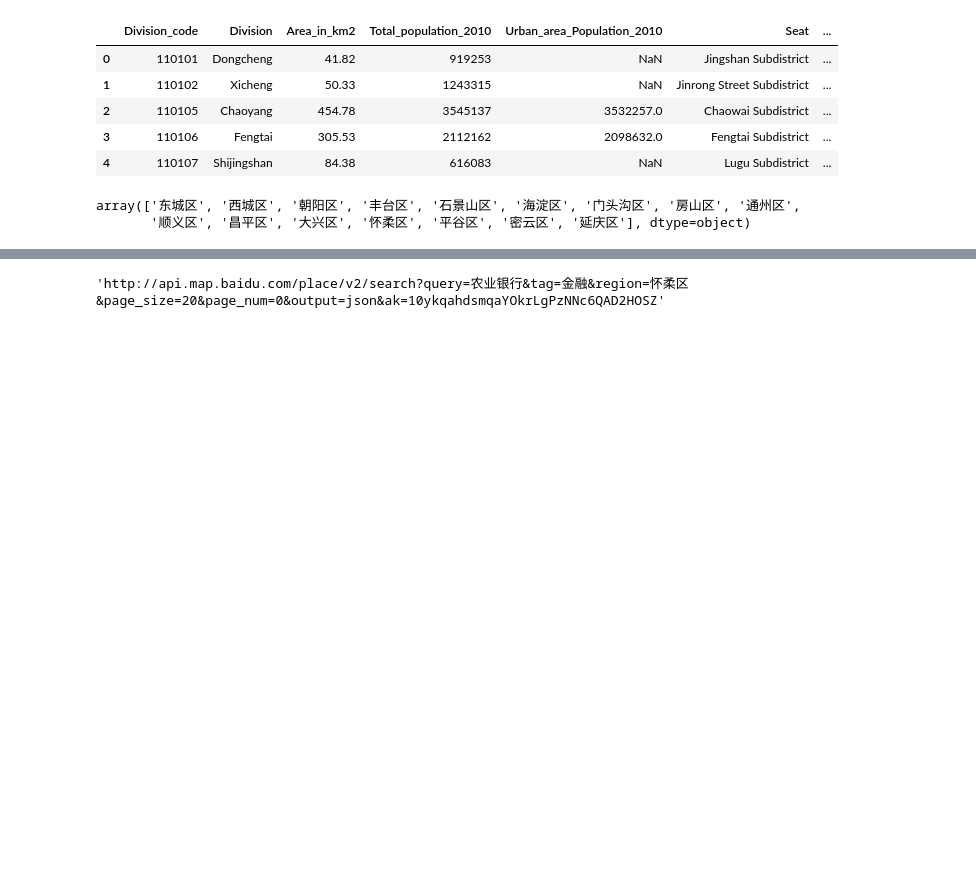
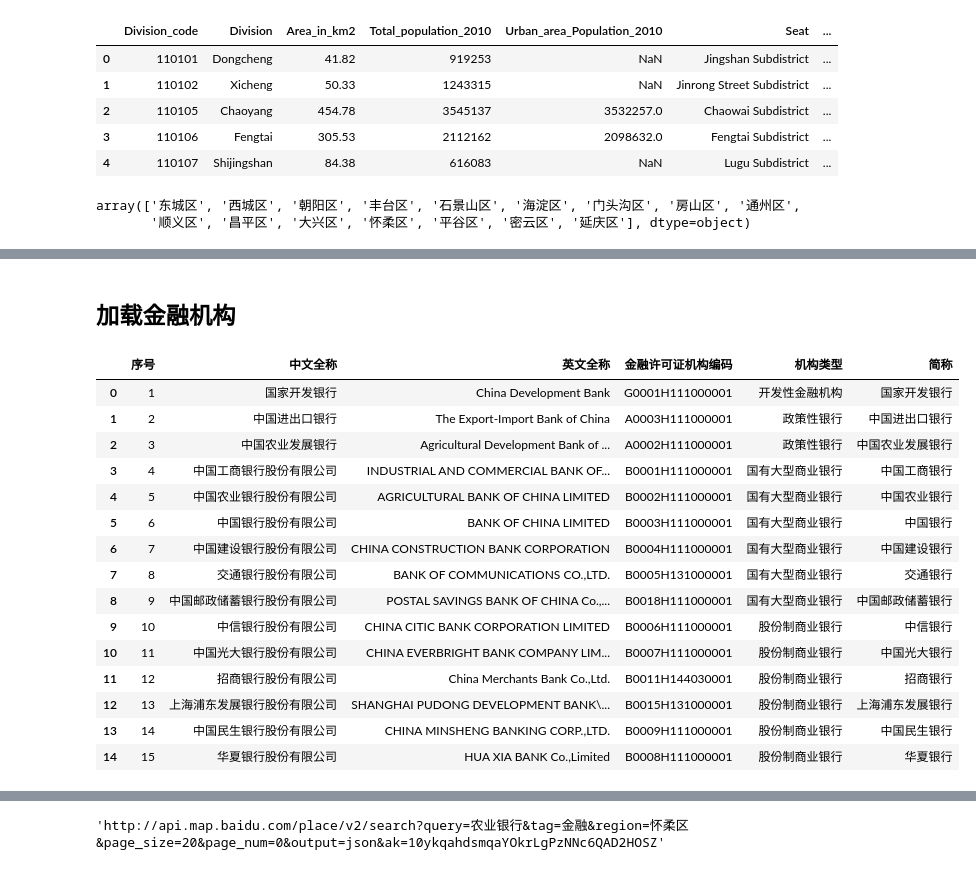
Before and after one commit to KingLu/Coursera_Capstone, a Jupyter notebook: Where_to_install_A_ATM.ipynb, the cells around one changed output, grey strips where cells are left out. Saved outputs shown, nothing was run; the diff lists cells and outputs as text; code cells hidden in the pictures; blank space fills up the shorter version.

```diff
--- a/Where_to_install_A_ATM.ipynb
+++ b/Where_to_install_A_ATM.ipynb
@@ -38,5 +93,6 @@ array(['东城区', '西城区', '朝阳区', '丰台区', '石景山区', '海
 # %%
-keyword="工商银行"
+keyword="农业银行"
+bank_names_1=['工商银行','农业银行','中国银行','建设银行','交通银行','邮政储蓄银行']
 tag="金融"
 #region="海淀区"
 ak="10ykqahdsmqaYOkrLgPzNNc6QAD2HOSZ"
@@ -176,0 +313,2 @@ results
+# %% [markdown]
+## 加载金融机构
@@ -176,0 +317,34 @@ results
+# %%
+#获取银行简称
+def get_short_name(full_name):
+
+    try:
+        i = full_name.index("行")
+        short_name = full_name[:i+1]
+    except:
+        short_name = full_name
+
+    return short_name
+# %%
+bank_df = read_pdf("data/银行业金融机构法人名单.pdf",pages='all')
+# %%
+bank_df['简称']=bank_df['中文全称'].apply(get_short_name)
+# %%
+bank_df.head(15)
+# %% [output]
+|  | 序号 | 中文全称 | 英文全称 | 金融许可证机构编码 | 机构类型 | 简称 |
+| 0 | 1 | 国家开发银行 | China Development Bank | G0001H111000001 | 开发性金融机构 | 国家开发银行 |
+| 1 | 2 | 中国进出口银行 | The Export-Import Bank of China | A0003H111000001 | 政策性银行 | 中国进出口银行 |
+| 2 | 3 | 中国农业发展银行 | Agricultural Development Bank of ... | A0002H111000001 | 政策性银行 | 中国农业发展银行 |
+| 3 | 4 | 中国工商银行股份有限公司 | INDUSTRIAL AND COMMERCIAL BANK OF... | B0001H111000001 | 国有大型商业银行 | 中国工商银行 |
+| 4 | 5 | 中国农业银行股份有限公司 | AGRICULTURAL BANK OF CHINA LIMITED | B0002H111000001 | 国有大型商业银行 | 中国农业银行 |
+| 5 | 6 | 中国银行股份有限公司 | BANK OF CHINA LIMITED | B0003H111000001 | 国有大型商业银行 | 中国银行 |
+| 6 | 7 | 中国建设银行股份有限公司 | CHINA CONSTRUCTION BANK CORPORATION | B0004H111000001 | 国有大型商业银行 | 中国建设银行 |
+| 7 | 8 | 交通银行股份有限公司 | BANK OF COMMUNICATIONS CO.,LTD. | B0005H131000001 | 国有大型商业银行 | 交通银行 |
+| 8 | 9 | 中国邮政储蓄银行股份有限公司 | POSTAL SAVINGS BANK OF CHINA Co.,... | B0018H111000001 | 国有大型商业银行 | 中国邮政储蓄银行 |
+| 9 | 10 | 中信银行股份有限公司 | CHINA CITIC BANK CORPORATION LIMITED | B0006H111000001 | 股份制商业银行 | 中信银行 |
+| 10 | 11 | 中国光大银行股份有限公司 | CHINA EVERBRIGHT BANK COMPANY LIM... | B0007H111000001 | 股份制商业银行 | 中国光大银行 |
+| 11 | 12 | 招商银行股份有限公司 | China Merchants Bank Co.,Ltd. | B0011H144030001 | 股份制商业银行 | 招商银行 |
+| 12 | 13 | 上海浦东发展银行股份有限公司 | SHANGHAI PUDONG DEVELOPMENT BANK\... | B0015H131000001 | 股份制商业银行 | 上海浦东发展银行 |
+| 13 | 14 | 中国民生银行股份有限公司 | CHINA MINSHENG BANKING CORP.,LTD. | B0009H111000001 | 股份制商业银行 | 中国民生银行 |
+| 14 | 15 | 华夏银行股份有限公司 | HUA XIA BANK Co.,Limited | B0008H111000001 | 股份制商业银行 | 华夏银行 |
```
Also changed, not shown: parts of 14 cells of this notebook.
